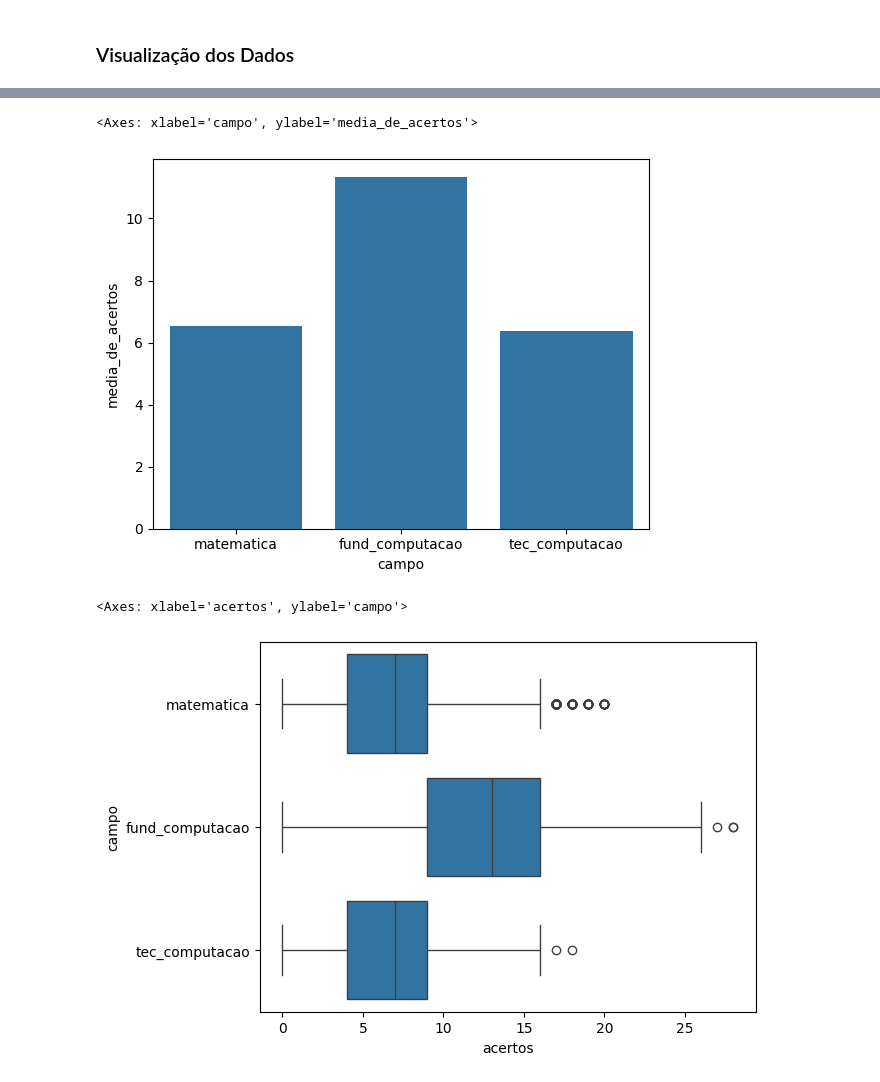
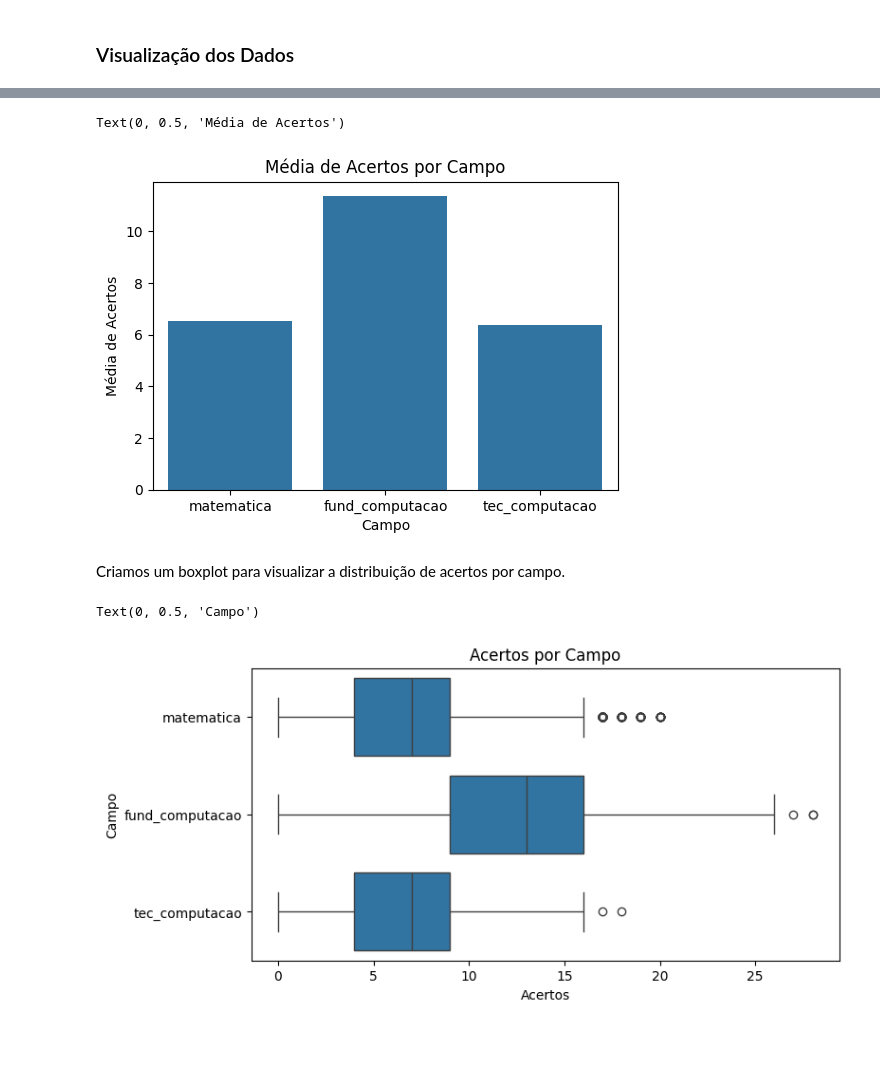
Before and after one commit to marcosnevary/poscomp-classification, a Jupyter notebook: notebooks/selection.ipynb, the cells around one changed output, grey strips where cells are left out. Drawn from its saved outputs; the diff is of its cells as text; code cells hidden in the pictures; blank space fills up the shorter version.

```diff
--- a/notebooks/selection.ipynb
+++ b/notebooks/selection.ipynb
@@ -138,8 +147,8 @@ df_average_score_per_field
 # %%
-df_score_field = df[["matematica", "fund_computacao", "tec_computacao"]].melt(
+field_scores_long_df = df[["matematica", "fund_computacao", "tec_computacao"]].melt(
     var_name="campo", value_name="acertos",
 )
-df_score_field
+field_scores_long_df
 # %% [output]
 |  | campo | acertos |
 | 0 | matematica | 14.0 |
@@ -166,10 +183,20 @@ sns.barplot(
 # %%
-sns.barplot(data=df_average_score_per_field, x="campo", y="media_de_acertos")
+fig, ax = plt.subplots(figsize=(6, 4))
+sns.barplot(data=avg_score_per_field_df, x="campo", y="media_de_acertos")
+plt.title("Média de Acertos por Campo")
+plt.xlabel("Campo")
+plt.ylabel("Média de Acertos")
 # %% [output]
-<Axes: xlabel='campo', ylabel='media_de_acertos'>
+Text(0, 0.5, 'Média de Acertos')
-[figure, old version]
+[figure, new version]
+# %% [markdown]
+Criamos um boxplot para visualizar a distribuição de acertos por campo.
 # %%
-sns.boxplot(data=df_score_field, x="acertos", y="campo", orient="h")
+fig, ax = plt.subplots(figsize=(8, 4))
+sns.boxplot(data=field_scores_long_df, x="acertos", y="campo", orient="h")
+plt.title("Acertos por Campo")
+plt.xlabel("Acertos")
+plt.ylabel("Campo")
 # %% [output]
-<Axes: xlabel='acertos', ylabel='campo'>
+Text(0, 0.5, 'Campo')
-[figure, old version]
+[figure, new version]
```
Also changed, not shown: parts of 12 cells of this notebook, 2 other files.
